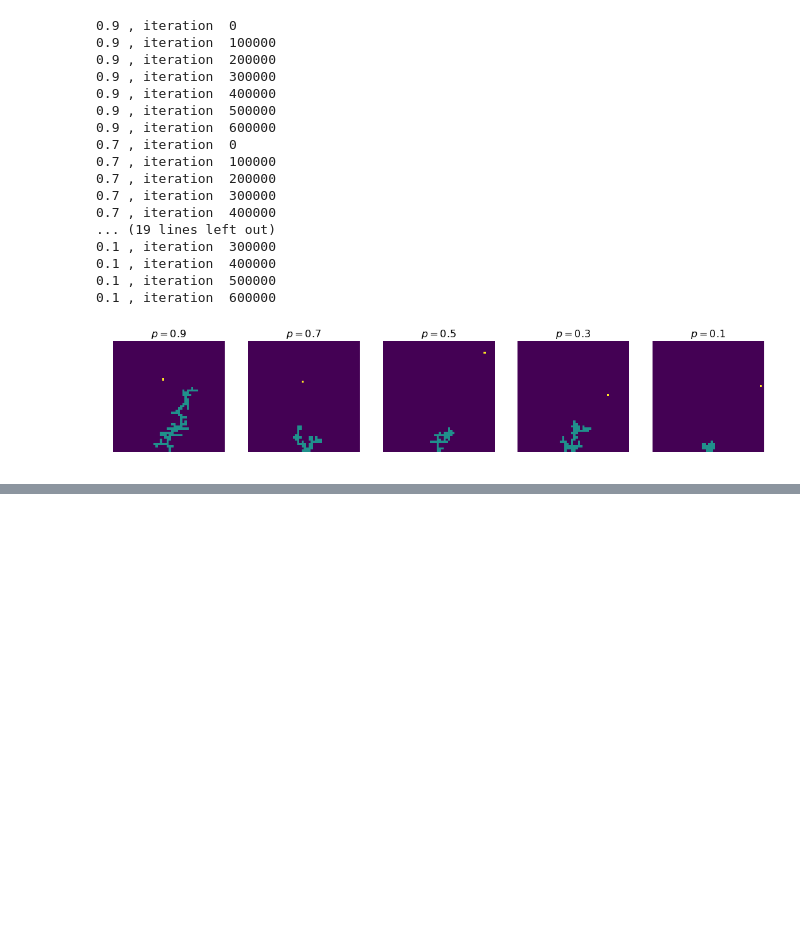
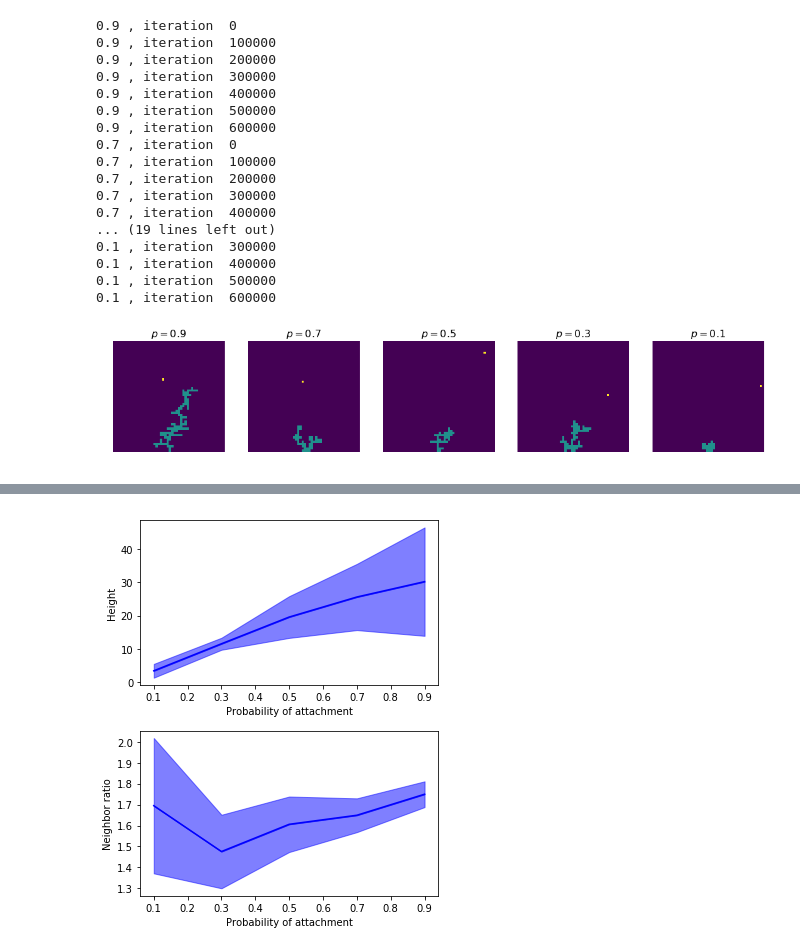
Before and after one commit to GVaessen/Scientific-Computing, a Jupyter notebook: 2.2.ipynb, the cells around one changed output, grey strips where cells are left out. Saved outputs shown, nothing was run; the diff lists cells and outputs as text; code cells hidden in the pictures; blank space fills up the shorter version.

```diff
--- a/2.2.ipynb
+++ b/2.2.ipynb
@@ -302,0 +371,41 @@ plt.show()
+# %%
+dens = []
+height = []
+
+for p in probs:
+    p_dens = []
+    p_height = []
+    for e in range(experiments):
+        res = count_neighbors(grids[p][e])
+        p_dens += [res[0]]
+        p_height += [res[1]]
+
+    dens += [p_dens]
+    height += [p_height]
+# %%
+fig, [ax1,ax2] = plt.subplots(2,1, figsize=(5,6))
+
+avg = [abs(np.average(height[p])-49) for p in range(len(probs))]
+std = [np.std(height[p]) for p in range(len(probs))]
+
+ax1.plot(probs, avg, color='blue')
+ax1.fill_between(probs, avg, np.array(avg)-np.array(std), color='blue', alpha=0.5)
+ax1.fill_between(probs, avg, np.array(avg)+np.array(std), color='blue', alpha=0.5)
+ax1.set_xlabel('Probability of attachment')
+ax1.set_ylabel('Height')
+
+avg = [np.average(dens[p]) for p in range(len(probs))]
+std = [np.std(dens[p]) for p in range(len(probs))]
+
+ax2.plot(probs, avg, color='blue')
+ax2.fill_between(probs, avg, np.array(avg)-np.array(std), color='blue', alpha=0.5)
+ax2.fill_between(probs, avg, np.array(avg)+np.array(std), color='blue', alpha=0.5)
+ax2.set_xlabel('Probability of attachment')
+ax2.set_ylabel('Neighbor ratio')
+ax2.set_xticks(probs, probs)
+
+plt.tight_layout()
+plt.savefig('MC_height_dens.pdf', bbox_inches='tight')
+plt.show()
+# %% [output]
+[figure, added]
```
Also changed, not shown: parts of 2 cells of this notebook, 1 other file.
